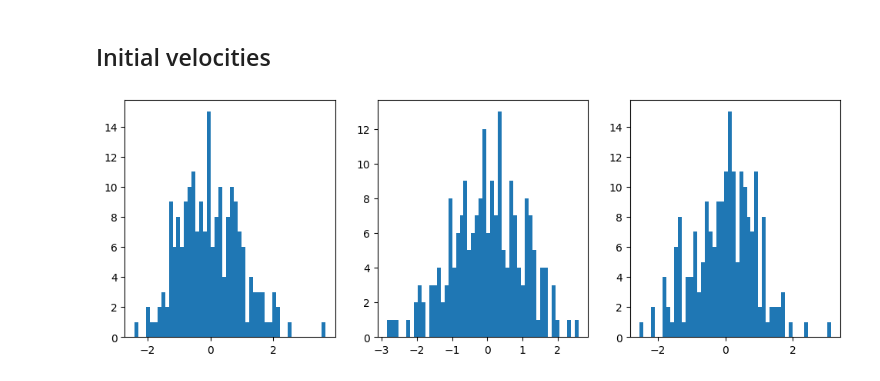
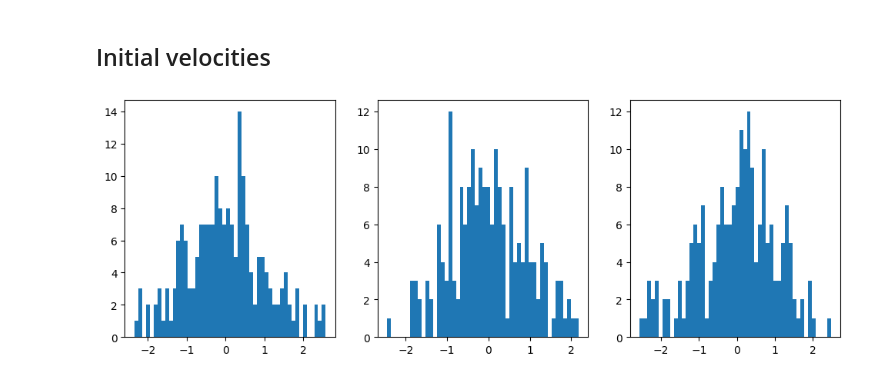
Before and after one commit to ivergro/Soft-Matter-Physics, a Jupyter notebook: Exercise_11/results.ipynb, the cells around one changed output. Cells and saved outputs as stored; diff of their text form; code cells hidden in the pictures.

```diff
--- a/Exercise_11/results.ipynb
+++ b/Exercise_11/results.ipynb
@@ -105,22 +105,22 @@ plot_densities_2D()
 # %% [markdown]
 ## Initial velocities
 # %%
-velocities = np.loadtxt("./data/run1_velocities.xyz")
+velocities = np.loadtxt("./data/run1_v.xyz")
 vx = velocities[:,0]
 vy = velocities[:,1]
 vz = velocities[:,2]
 
 normal_dist = lambda x, mu, sigma: 1/(sigma*np.sqrt(2*np.pi))*np.exp(-(x-mu)**2/(2*sigma**2))
 xs = np.linspace(-3, 3, 100)
 
 fig, axes = plt.subplots(1, 3, figsize=(12, 4))
 axes[0].hist(vx, bins=50)
 axes[1].hist(vy, bins=50)
 axes[2].hist(vz, bins=50)
 plt.show()
 
 print(r"Mean vx = {:.2f}".format(np.mean(vx)))
 print(r"Mean vy = {:.2f}".format(np.mean(vy)))
 print(r"Mean vz = {:.2f}".format(np.mean(vz)))
 # %% [output]
-[figure, old version]
+[figure, new version]
```
Also changed, not shown: parts of 6 cells of this notebook, 5 other files.
